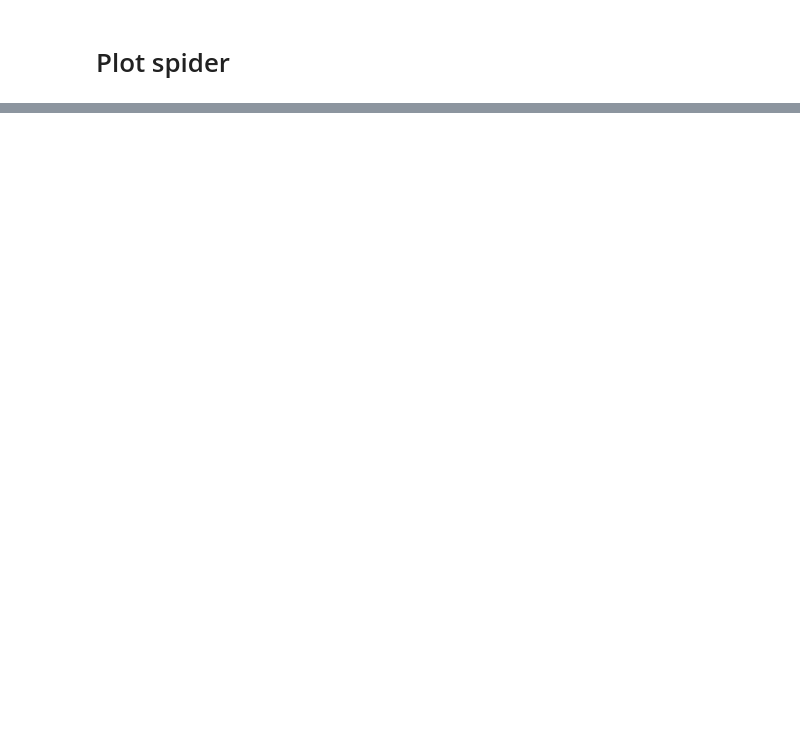
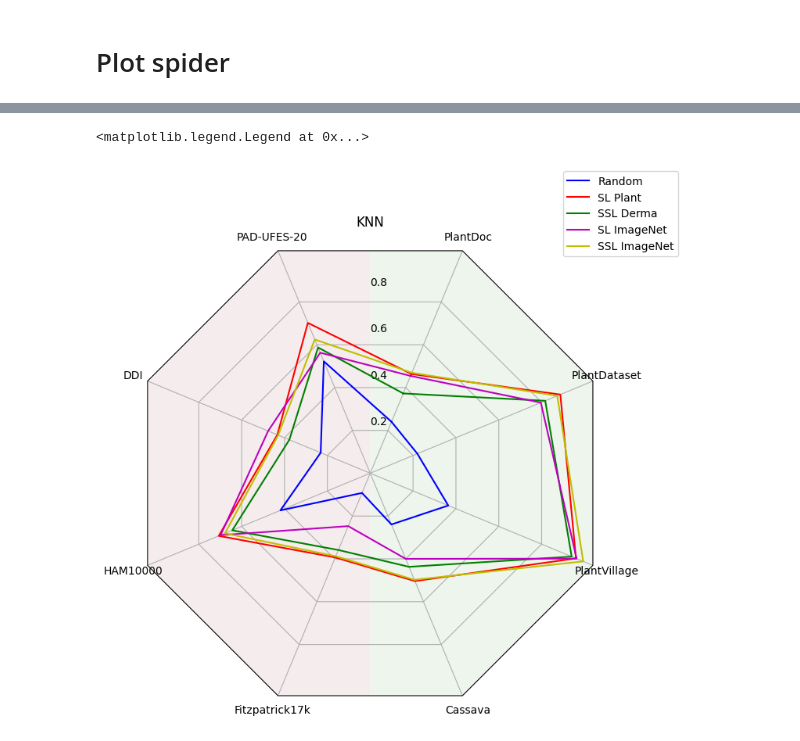
Before and after one commit to AlexanderPeter/thesis, a Jupyter notebook: code/31_plot_spider.ipynb, the cells around one changed output, grey strips where cells are left out. Drawn from its saved outputs; the diff is of its cells as text; code cells hidden in the pictures; blank space fills up the shorter version.

```diff
--- a/code/31_plot_spider.ipynb
+++ b/code/31_plot_spider.ipynb
@@ -10 +11,5 @@ from local_python.local_utils import load_pd_from_json, load_datasets_and_aggreg
 from local_python.radar_chart import radar_factory
+# %%
+metric_name = "f1_macro"
+aggregating_functions = ["mean", "std", "count"]
+metric_file_root_path = "../runs/"
@@ -52,0 +239,9 @@ labels = ["SSL Plant", "SSL Derma", "SSL ImageNet"]
+# %%
+df_plot = load_datasets_and_aggregate(
+    [
+        "../runs/master-metrics-vit-derma.txt", "../runs/master-metrics-vit-plant.txt",
+    # "../runs/master-metrics-resnet-derma.txt", "../runs/master-metrics-resnet-plant.txt"
+    ],
+    selection_config,
+)
+df_plot
@@ -52,0 +265,37 @@ labels = ["SSL Plant", "SSL Derma", "SSL ImageNet"]
+# %%
+colors = ["b", "r", "g", "m", "y"]
+
+number_of_categories = len(df_plot.columns)
+rotation_offset = np.pi / 2 - np.pi / number_of_categories
+theta = radar_factory(
+    number_of_categories, frame="polygon", rotation_offset=rotation_offset
+)
+
+fig, axes = plt.subplots(
+    figsize=(8, 8),
+    nrows=1,
+    ncols=1,
+    subplot_kw=dict(projection="radar"),
+    squeeze=False,
+)
+
+ax = axes.flat[0]
+for i, (index, row) in enumerate(df_plot.iterrows()):
+    color = colors[i] if i < len(colors) else None
+    ax.set_theta_offset(rotation_offset)
+    ax.plot(theta, row.values, color=color, label=index)
+    # ax.fill(theta, row.values, facecolor=color, alpha=0.15) # , label="_nolegend_"
+
+ax.set_rgrids([0.2, 0.4, 0.6, 0.8])
+ax.set_title(title)
+ax.set_varlabels(df_plot.columns)
+# ax.legend(df_plot.index.values, loc=(0.9, 0.95), labelspacing=0.1, fontsize="small")
+north = np.pi / 2 - rotation_offset
+ax.axvspan(north, np.pi + north, facecolor=(0.95, 0.9, 0.9), alpha=0.7)  # red
+ax.axvspan(
+    np.pi + north, 2 * np.pi + north, facecolor=(0.9, 0.95, 0.9), alpha=0.7
+)  # green
+plt.legend(loc=(0.9, 0.95))
+# %% [output]
+<matplotlib.legend.Legend at 0x...>
+[figure, added]
```
Also changed, not shown: parts of 13 cells of this notebook, 9 other files.
